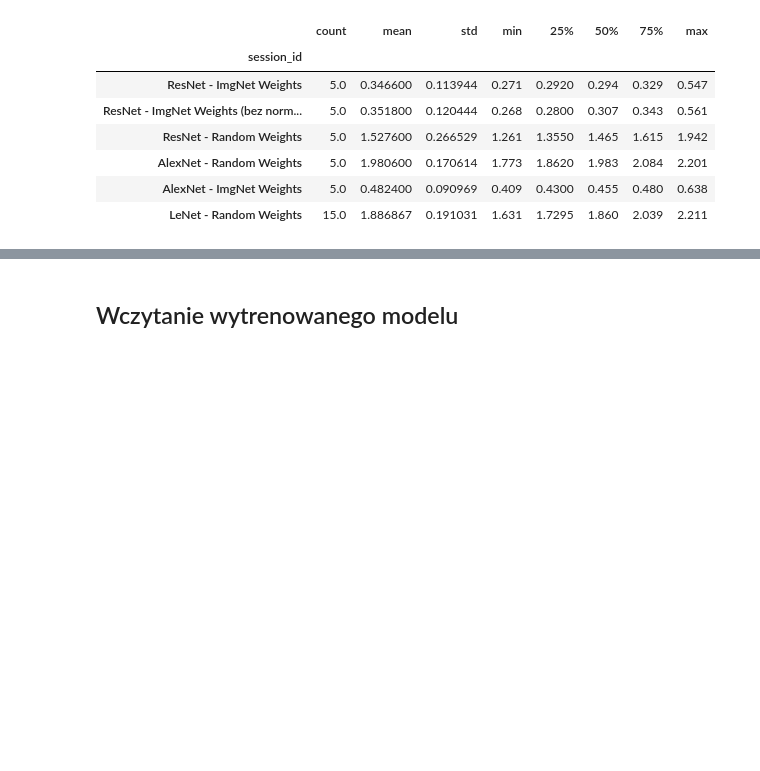
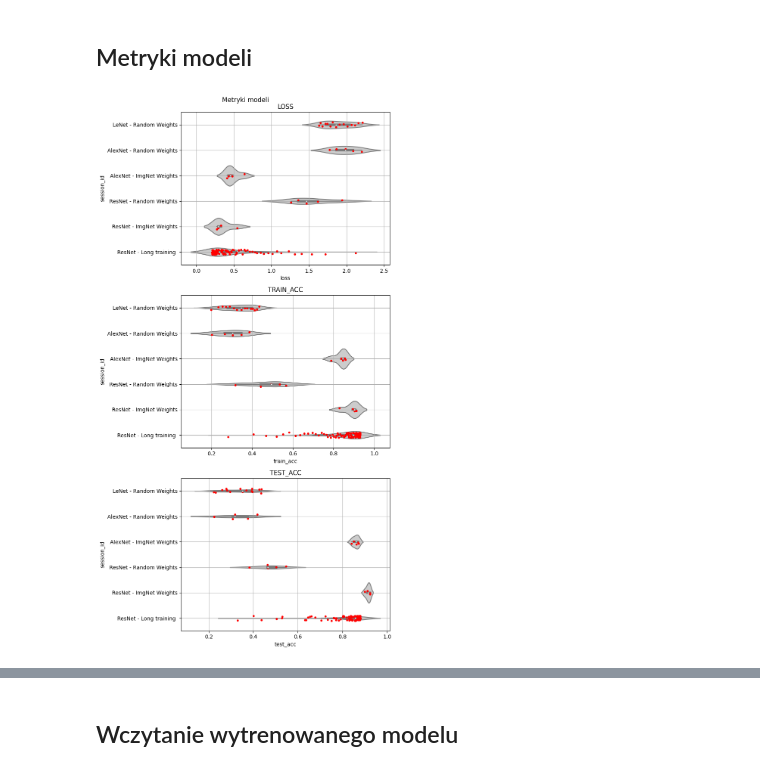
Before and after one commit to CptQuak/projekt_um_imagerec, a Jupyter notebook: przyklad_plotu.ipynb, the cells around one changed output, grey strips where cells are left out. Saved outputs shown, nothing was run; the diff lists cells and outputs as text; code cells hidden in the pictures; blank space fills up the shorter version.

```diff
--- a/przyklad_plotu.ipynb
+++ b/przyklad_plotu.ipynb
@@ -31,12 +20,0 @@ session_map = {
-# %%
-#for stat in ['loss','train_acc','test_acc']:
-df.groupby('session_id').describe().loc[:, 'loss'].rename(index=session_map)
-# %% [output]
-|  | count | mean | std | min | 25% | 50% | 75% | max |
-| session_id |  |  |  |  |  |  |  |  |
-| ResNet - ImgNet Weights | 5.0 | 0.346600 | 0.113944 | 0.271 | 0.2920 | 0.294 | 0.329 | 0.547 |
-| ResNet - ImgNet Weights (bez norm... | 5.0 | 0.351800 | 0.120444 | 0.268 | 0.2800 | 0.307 | 0.343 | 0.561 |
-| ResNet - Random Weights | 5.0 | 1.527600 | 0.266529 | 1.261 | 1.3550 | 1.465 | 1.615 | 1.942 |
-| AlexNet - Random Weights | 5.0 | 1.980600 | 0.170614 | 1.773 | 1.8620 | 1.983 | 2.084 | 2.201 |
-| AlexNet - ImgNet Weights | 5.0 | 0.482400 | 0.090969 | 0.409 | 0.4300 | 0.455 | 0.480 | 0.638 |
-| LeNet - Random Weights | 15.0 | 1.886867 | 0.191031 | 1.631 | 1.7295 | 1.860 | 2.039 | 2.211 |
@@ -43 +34,20 @@ df.groupby('session_id').describe().loc[:, 'loss'].rename(index=session_map)
+# %% [markdown]
+## Metryki modeli
+# %%
+x = df.copy()
+# sortowanie po session id
+x.session_id = x.session_id.astype('category').cat.set_categories(session_ordered)
+x = x.sort_values(['session_id'])
+# przypisanie nazw sesjom
+x.session_id = x.session_id.map(session_map)
+
+fig, ax = plt.subplots(3, 1, figsize=(8, 15), tight_layout=True)
+fig.suptitle('Metryki modeli')
+for i, metric in enumerate(['loss', 'train_acc', 'test_acc']):
+    sns.stripplot(data=x, x=metric, y="session_id", size=4, color='red', ax=ax[i])
+    sns.violinplot(data=x, x=metric, y="session_id", color=".8", ax=ax[i])
+    ax[i].set_title(metric.upper())
+    ax[i].grid(True)
+# %% [output]
+[figure, added]
 # %%
```
Also changed, not shown: parts of 14 cells of this notebook, 2 other files.
